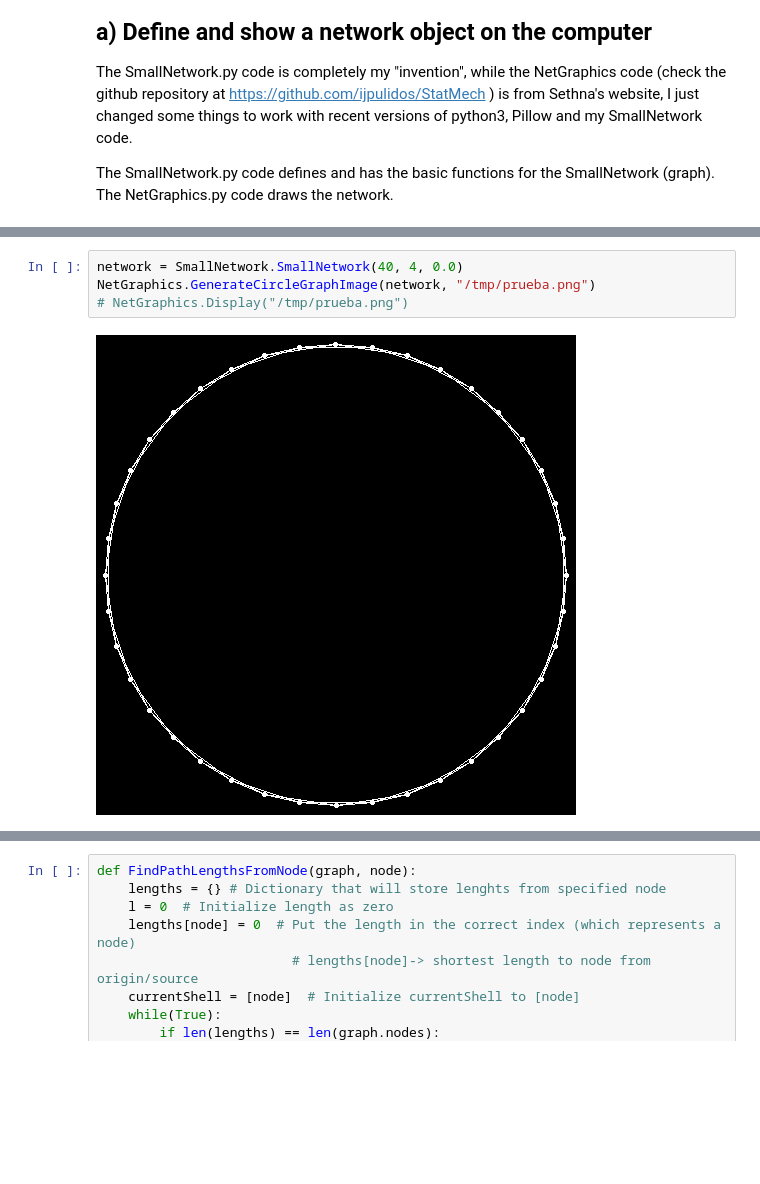
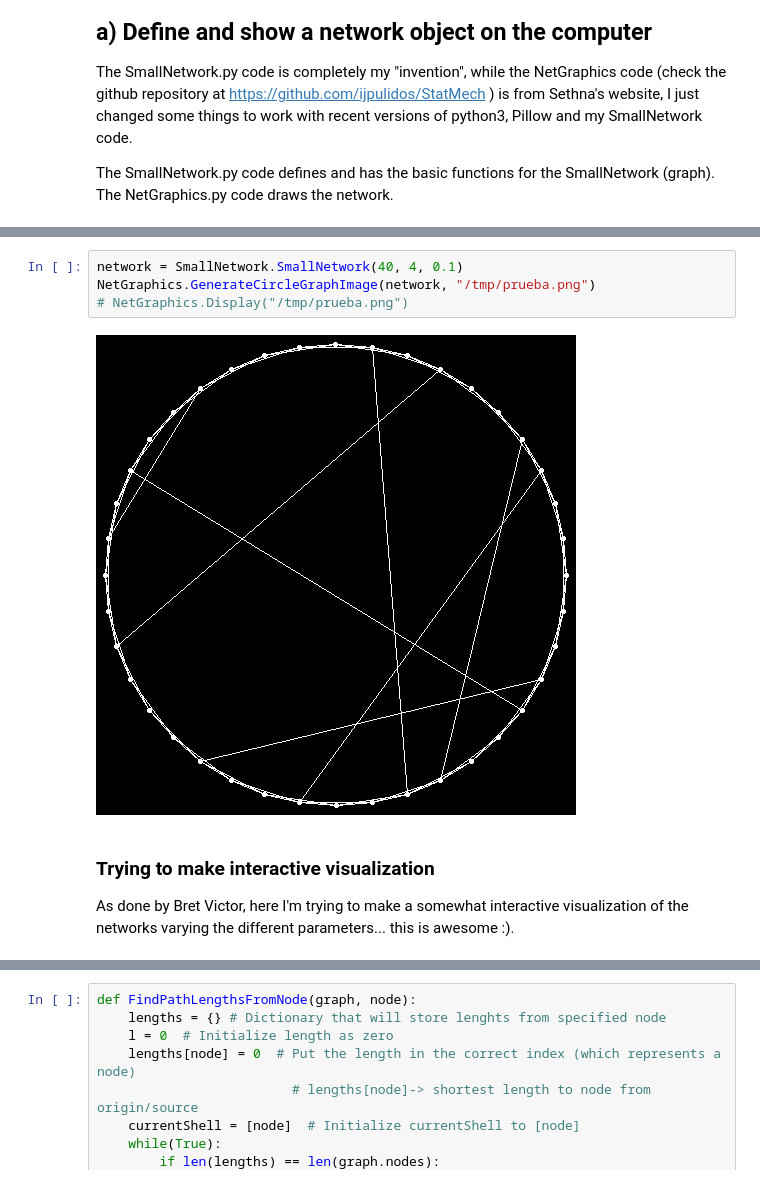
Before and after one commit to ijpulidos/StatMech, a Jupyter notebook: ex1.7/Exercise 1.7.ipynb, the cells around one changed output, grey strips where cells are left out. Cells and saved outputs as stored; diff of their text form; blank space fills up the shorter version.

```diff
--- a/ex1.7/Exercise 1.7.ipynb
+++ b/ex1.7/Exercise 1.7.ipynb
@@ -18,6 +30,10 @@ from matplotlib import gridspec  # For changing sizes of different subplots
 # %%
-network = SmallNetwork.SmallNetwork(40, 4, 0.0)
+network = SmallNetwork.SmallNetwork(40, 4, 0.1)
 NetGraphics.GenerateCircleGraphImage(network, "/tmp/prueba.png")
 # NetGraphics.Display("/tmp/prueba.png")
 # %% [output]
-[figure, old version]
+[figure, new version]
+# %% [markdown]
+### Trying to make interactive visualization
+
+As done by Bret Victor, here I'm trying to make a somewhat interactive visualization of the networks varying the different parameters... this is awesome :).
```
Also changed, not shown: parts of 6 cells of this notebook.
